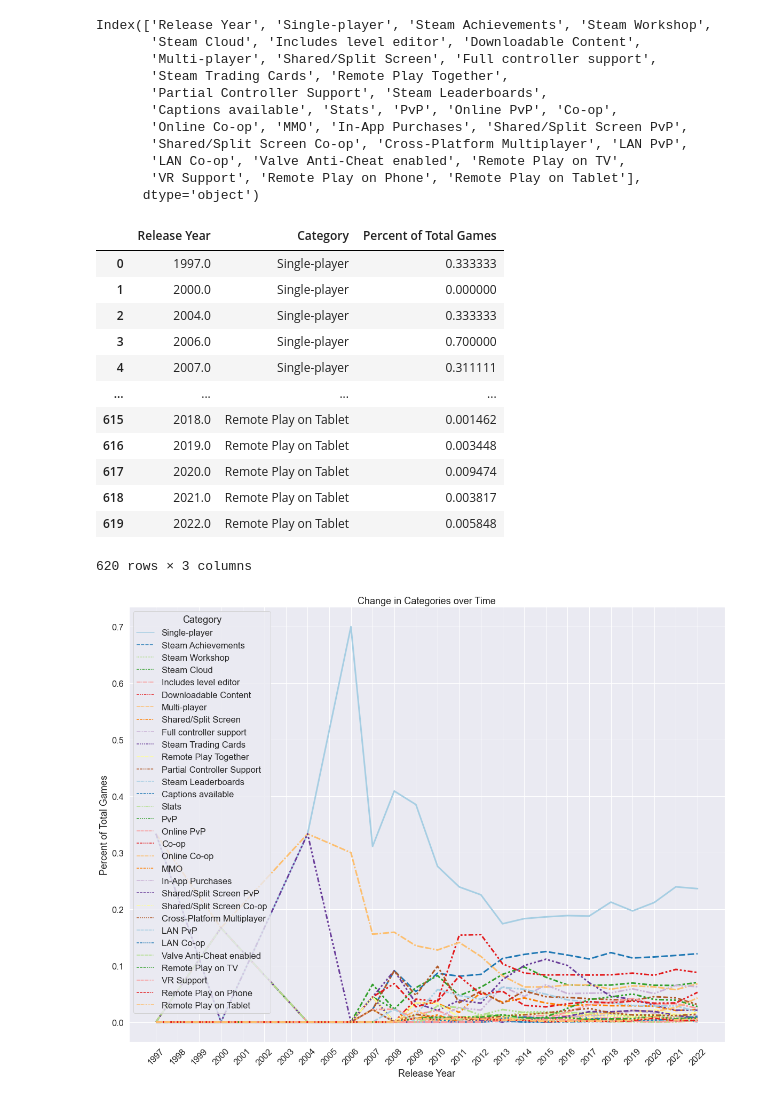
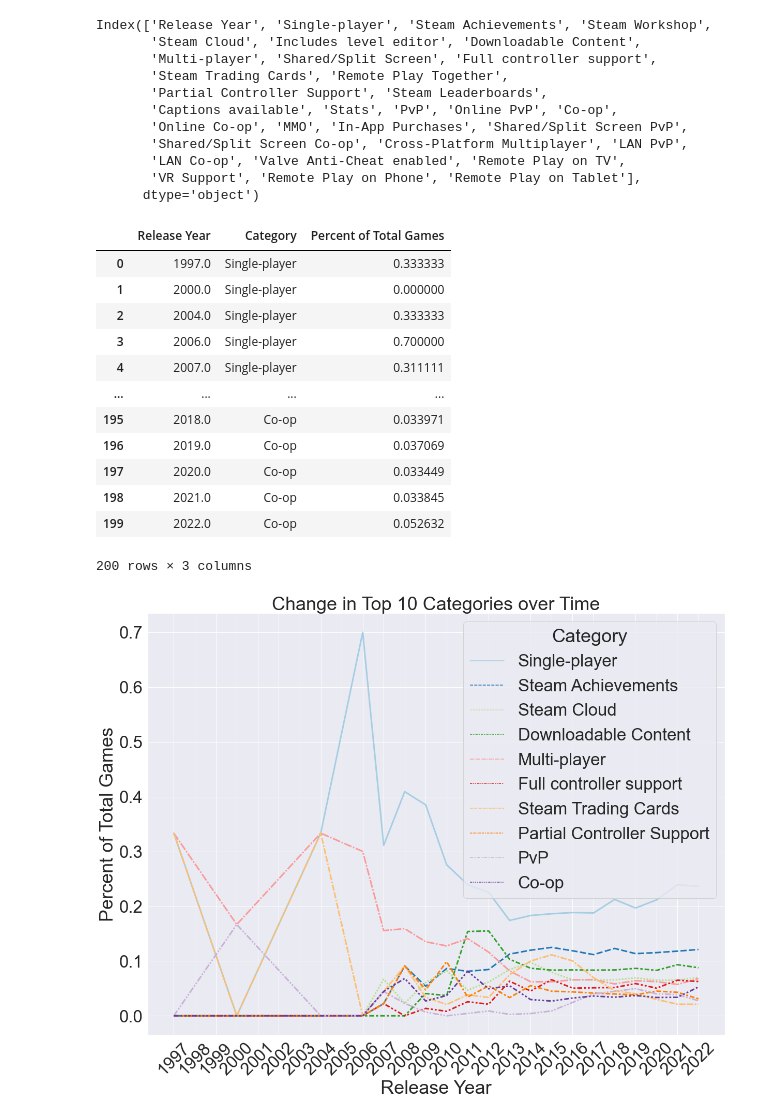
Before and after one commit to Jcc329/Jessica_DATA606, a Jupyter notebook: Notebooks/3.1. Generating Presentation Figures.ipynb, the cells around one changed output. Cells and saved outputs as stored; diff of their text form; code cells hidden in the pictures.

```diff
--- a/Notebooks/3.1. Generating Presentation Figures.ipynb
+++ b/Notebooks/3.1. Generating Presentation Figures.ipynb
@@ -247,12 +229,13 @@ YearGameXTab_Perc
 # %%
 # plot
-sns.set(rc = {'figure.figsize':(20,15)}, font_scale =1.5)
-custom_palette = sns.color_palette("Paired", 23)
-fig = sns.lineplot(data=YearGameXTab_Perc, x='Release Year', y='Percent of Total Games',style ='Genre', hue='Genre', linewidth = 3, palette = custom_palette).set(title='Change in Genre over Time')
+#Genre = ['Indie', 'Action', 'Casual', 'Adventure', 'Simulation', 'Strategy','RPG', 'Early Access', 'Sports', 'Racing']
+sns.set(rc = {'figure.figsize':(20,15)}, font_scale =2)
+custom_palette = sns.color_palette("Paired", 10)
+fig = sns.lineplot(data=YearGameXTab_Perc, x='Release Year', y='Percent of Total Games',style ='Genre', hue='Genre', linewidth = 3, palette = custom_palette).set(title='Change in Top 10 Genres over Time')
 x = np.arange(1997,2023,1)
 plt.xticks(ticks =x, labels = x, rotation = 45)
 # show the graph
 
-plt.savefig("Change in Genre over Time.png", bbox_inches="tight")
+plt.savefig("Change in Top 10 Genres over Time.png", bbox_inches="tight")
 plt.show()
 # %% [output]
@@ -280,16 +263,11 @@ Index(['Release Year', 'Single-player', 'Steam Achievements', 'Steam Workshop',
        'VR Support', 'Remote Play on Phone', 'Remote Play on Tablet'],
       dtype='object')
 # %%
-YearGameXTab_Perc = YearGameXTab_Perc.melt(id_vars = ['Release Year'], value_vars = ['Single-player', 'Steam Achievements', 'Steam Workshop',
-       'Steam Cloud', 'Includes level editor', 'Downloadable Content',
-       'Multi-player', 'Shared/Split Screen', 'Full controller support',
-       'Steam Trading Cards', 'Remote Play Together',
-       'Partial Controller Support', 'Steam Leaderboards',
-       'Captions available', 'Stats', 'PvP', 'Online PvP', 'Co-op',
-       'Online Co-op', 'MMO', 'In-App Purchases', 'Shared/Split Screen PvP',
-       'Shared/Split Screen Co-op', 'Cross-Platform Multiplayer', 'LAN PvP',
-       'LAN Co-op', 'Valve Anti-Cheat enabled', 'Remote Play on TV',
-       'VR Support', 'Remote Play on Phone', 'Remote Play on Tablet'
+YearGameXTab_Perc = YearGameXTab_Perc.melt(id_vars = ['Release Year'], value_vars = ['Single-player', 'Steam Achievements',
+       'Steam Cloud', 'Downloadable Content',
+       'Multi-player', 'Full controller support',
+       'Steam Trading Cards',
+       'Partial Controller Support', 'PvP', 'Co-op'
        ], var_name='Category', value_name='Percent of Total Games')
 YearGameXTab_Perc
 # %% [output]
@@ -300,25 +278,25 @@ YearGameXTab_Perc
 | 3 | 2006.0 | Single-player | 0.700000 |
 | 4 | 2007.0 | Single-player | 0.311111 |
 | ... | ... | ... | ... |
-| 615 | 2018.0 | Remote Play on Tablet | 0.001462 |
-| 616 | 2019.0 | Remote Play on Tablet | 0.003448 |
-| 617 | 2020.0 | Remote Play on Tablet | 0.009474 |
-| 618 | 2021.0 | Remote Play on Tablet | 0.003817 |
-| 619 | 2022.0 | Remote Play on Tablet | 0.005848 |
+| 195 | 2018.0 | Co-op | 0.033971 |
+| 196 | 2019.0 | Co-op | 0.037069 |
+| 197 | 2020.0 | Co-op | 0.033449 |
+| 198 | 2021.0 | Co-op | 0.033845 |
+| 199 | 2022.0 | Co-op | 0.052632 |
-620 rows × 3 columns
+200 rows × 3 columns
 # %%
 # plot
-sns.set(rc = {'figure.figsize':(20,15)}, font_scale =1.5)
-custom_palette = sns.color_palette("Paired", 31)
-fig = sns.lineplot(data=YearGameXTab_Perc, x='Release Year', y='Percent of Total Games',style ='Category', hue='Category', linewidth = 3, palette = custom_palette).set(title='Change in Categories over Time')
+sns.set(rc = {'figure.figsize':(20,15)}, font_scale =3)
+custom_palette = sns.color_palette("Paired", 10)
+fig = sns.lineplot(data=YearGameXTab_Perc, x='Release Year', y='Percent of Total Games',style ='Category', hue='Category', linewidth = 3, palette = custom_palette).set(title='Change in Top 10 Categories over Time')
 x = np.arange(1997,2023,1)
 plt.xticks(ticks =x, labels = x, rotation = 45)
 # show the graph
 
 plt.savefig("Change in Categories over Time.png", bbox_inches="tight")
 plt.show()
 # %% [output]
-[figure, old version]
+[figure, new version]
 # %%
 # plot
 SinglevMulti = YearGameXTab_Perc[YearGameXTab_Perc['Category'].isin(['Single-player', 'Multi-player'])]
```
Also changed, not shown: parts of 14 cells of this notebook.
